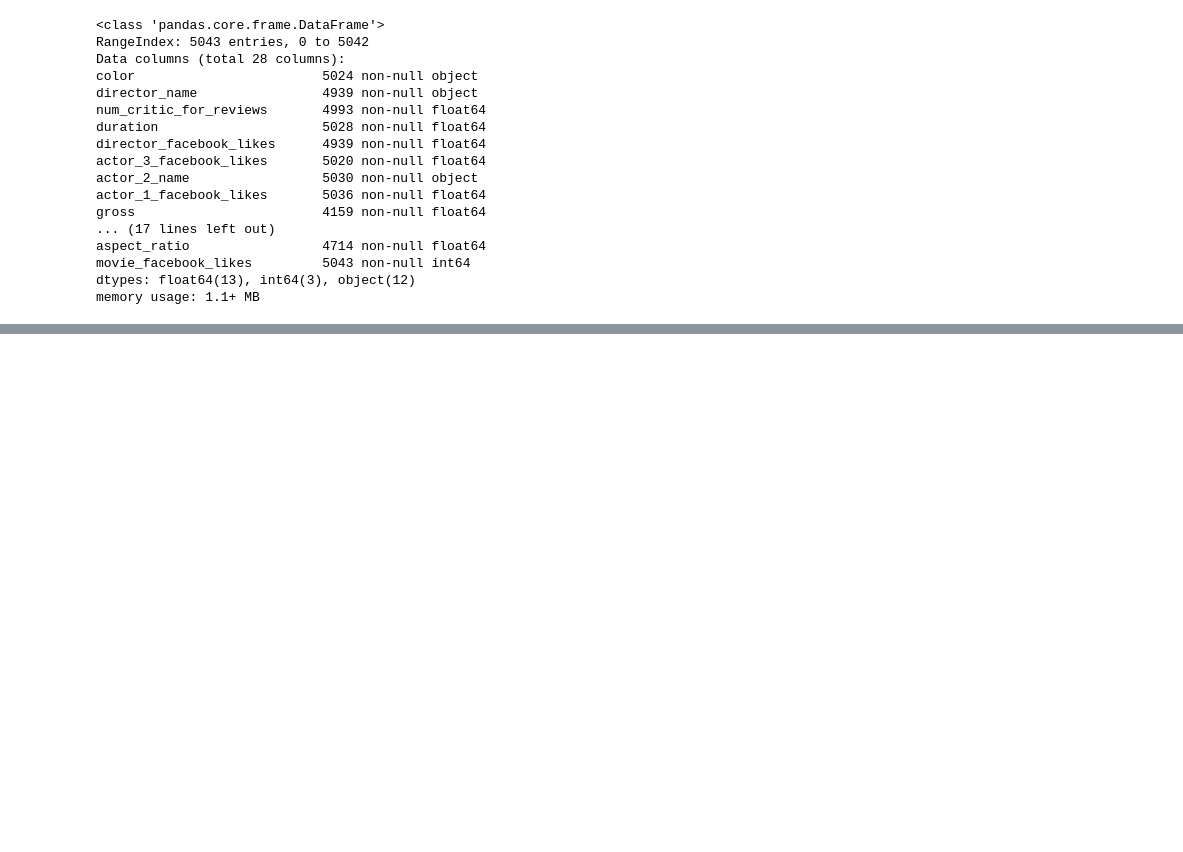
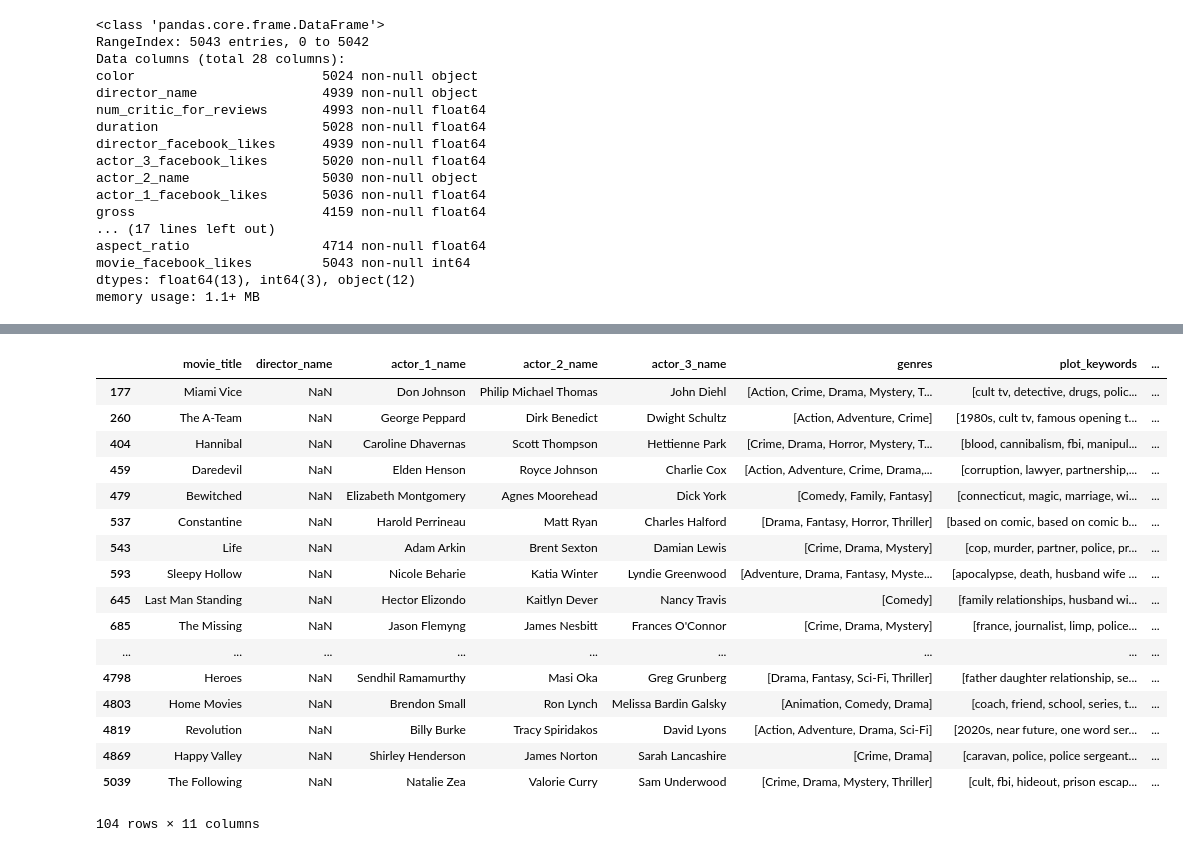
Before and after one commit to nikasso/movie2vec, a Jupyter notebook: eda/imdb5000_eda.ipynb, the cells around one changed output, grey strips where cells are left out. Saved outputs shown, nothing was run; the diff lists cells and outputs as text; code cells hidden in the pictures; blank space fills up the shorter version.

```diff
--- a/eda/imdb5000_eda.ipynb
+++ b/eda/imdb5000_eda.ipynb
@@ -101,0 +124,2 @@ directors_df = directors_df.groupby('director_name').agg(lambda x: [].append(x))
+# %%
+movies3 = movies2.copy()
@@ -101,0 +128,21 @@ directors_df = directors_df.groupby('director_name').agg(lambda x: [].append(x))
+# %%
+movies3[movies3.director_name.isnull()]
+# %% [output]
+|  | movie_title | director_name | actor_1_name | actor_2_name | actor_3_name | genres | plot_keywords | ... |
+| 177 | Miami Vice | NaN | Don Johnson | Philip Michael Thomas | John Diehl | [Action, Crime, Drama, Mystery, T... | [cult tv, detective, drugs, polic... | ... |
+| 260 | The A-Team | NaN | George Peppard | Dirk Benedict | Dwight Schultz | [Action, Adventure, Crime] | [1980s, cult tv, famous opening t... | ... |
+| 404 | Hannibal | NaN | Caroline Dhavernas | Scott Thompson | Hettienne Park | [Crime, Drama, Horror, Mystery, T... | [blood, cannibalism, fbi, manipul... | ... |
+| 459 | Daredevil | NaN | Elden Henson | Royce Johnson | Charlie Cox | [Action, Adventure, Crime, Drama,... | [corruption, lawyer, partnership,... | ... |
+| 479 | Bewitched | NaN | Elizabeth Montgomery | Agnes Moorehead | Dick York | [Comedy, Family, Fantasy] | [connecticut, magic, marriage, wi... | ... |
+| 537 | Constantine | NaN | Harold Perrineau | Matt Ryan | Charles Halford | [Drama, Fantasy, Horror, Thriller] | [based on comic, based on comic b... | ... |
+| 543 | Life | NaN | Adam Arkin | Brent Sexton | Damian Lewis | [Crime, Drama, Mystery] | [cop, murder, partner, police, pr... | ... |
+| 593 | Sleepy Hollow | NaN | Nicole Beharie | Katia Winter | Lyndie Greenwood | [Adventure, Drama, Fantasy, Myste... | [apocalypse, death, husband wife ... | ... |
+| 645 | Last Man Standing | NaN | Hector Elizondo | Kaitlyn Dever | Nancy Travis | [Comedy] | [family relationships, husband wi... | ... |
+| 685 | The Missing | NaN | Jason Flemyng | James Nesbitt | Frances O'Connor | [Crime, Drama, Mystery] | [france, journalist, limp, police... | ... |
+| ... | ... | ... | ... | ... | ... | ... | ... | ... |
+| 4798 | Heroes | NaN | Sendhil Ramamurthy | Masi Oka | Greg Grunberg | [Drama, Fantasy, Sci-Fi, Thriller] | [father daughter relationship, se... | ... |
+| 4803 | Home Movies | NaN | Brendon Small | Ron Lynch | Melissa Bardin Galsky | [Animation, Comedy, Drama] | [coach, friend, school, series, t... | ... |
+| 4819 | Revolution | NaN | Billy Burke | Tracy Spiridakos | David Lyons | [Action, Adventure, Drama, Sci-Fi] | [2020s, near future, one word ser... | ... |
+| 4869 | Happy Valley | NaN | Shirley Henderson | James Norton | Sarah Lancashire | [Crime, Drama] | [caravan, police, police sergeant... | ... |
+| 5039 | The Following | NaN | Natalie Zea | Valorie Curry | Sam Underwood | [Crime, Drama, Mystery, Thriller] | [cult, fbi, hideout, prison escap... | ... |
+104 rows × 11 columns
```
Also changed, not shown: parts of 32 cells of this notebook, 3 other files.
